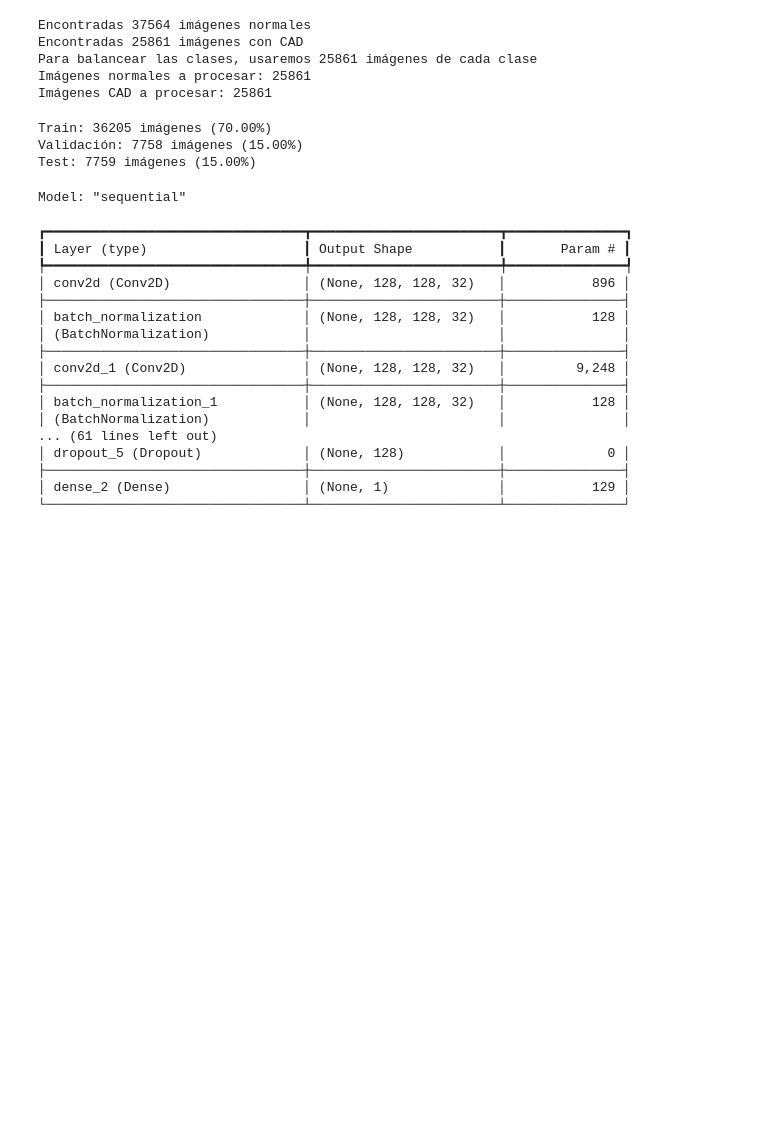
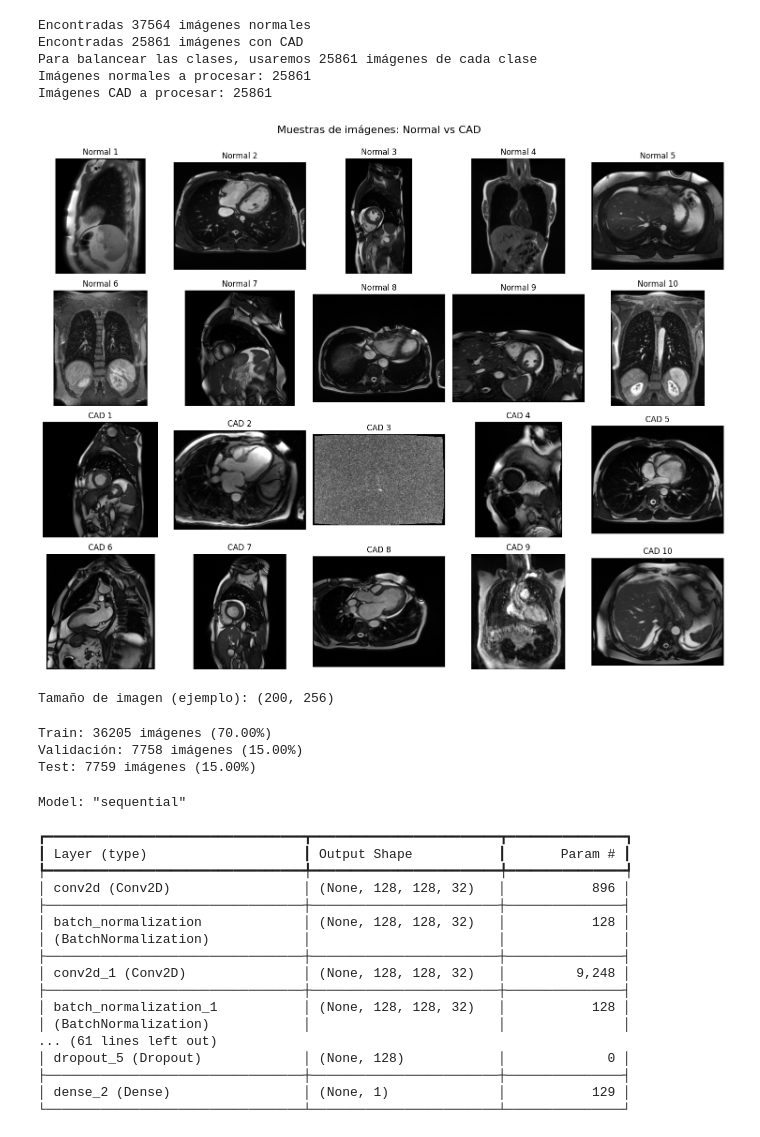
Before and after one commit to JuanPabl07DP/Cardiovascular_CNN, a Jupyter notebook: Cardiovascular_CNN.ipynb, the cells around one changed output. Drawn from its saved outputs; the diff is of its cells as text; code cells hidden in the pictures; blank space fills up the shorter version.

```diff
--- a/Cardiovascular_CNN.ipynb
+++ b/Cardiovascular_CNN.ipynb
@@ -70,6 +72,44 @@ Encontradas 25861 imágenes con CAD
 Para balancear las clases, usaremos 25861 imágenes de cada clase
 Imágenes normales a procesar: 25861
 Imágenes CAD a procesar: 25861
+# %%
+# Seleccionar aleatoriamente 10 imágenes de cada clase para visualización
+random.seed(42)  # Para reproducibilidad
+sample_normal_paths = random.sample(normal_paths, 10)
+sample_sick_paths = random.sample(sick_paths, 10)
+
+# Configurar la visualización en una cuadrícula de 4x5 (10 imágenes por clase)
+plt.figure(figsize=(15, 12))
+
+# Visualizar imágenes normales
+for i, img_path in enumerate(sample_normal_paths):
+    plt.subplot(4, 5, i + 1)
+    img = Image.open(img_path)
+    img_array = np.array(img)
+    plt.imshow(img_array, cmap='gray' if len(img_array.shape) == 2 else None)
+    plt.title(f"Normal {i+1}")
+    plt.axis('off')
+
+# Visualizar imágenes CAD
+for i, img_path in enumerate(sample_sick_paths):
+    plt.subplot(4, 5, i + 11)  # Empezar en la segunda fila (índice 11)
+    img = Image.open(img_path)
+    img_array = np.array(img)
+    plt.imshow(img_array, cmap='gray' if len(img_array.shape) == 2 else None)
+    plt.title(f"CAD {i+1}")
+    plt.axis('off')
+
+plt.tight_layout()
+plt.suptitle("Muestras de imágenes: Normal vs CAD", fontsize=16)
+plt.subplots_adjust(top=0.92)  # Ajustar para dejar espacio al título
+plt.show()
+
+# Opcional: Imprimir información sobre el tamaño y formato de las imágenes
+sample_img = Image.open(sample_normal_paths[0])
+print(f"Tamaño de imagen (ejemplo): {sample_img.size}")
+# %% [output]
+[figure, added]
+Tamaño de imagen (ejemplo): (200, 256)
 # %%
 # Combinar y mezclar todas las rutas
 all_paths = normal_paths + sick_paths
```
Also changed, not shown: parts of 1 cell of this notebook.
